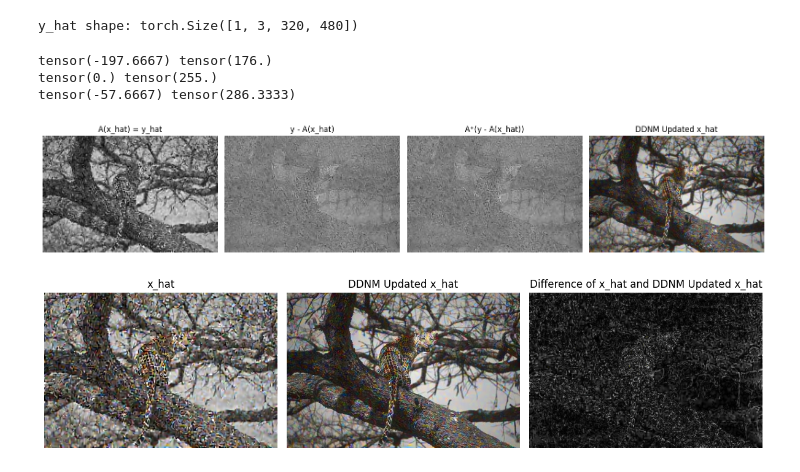
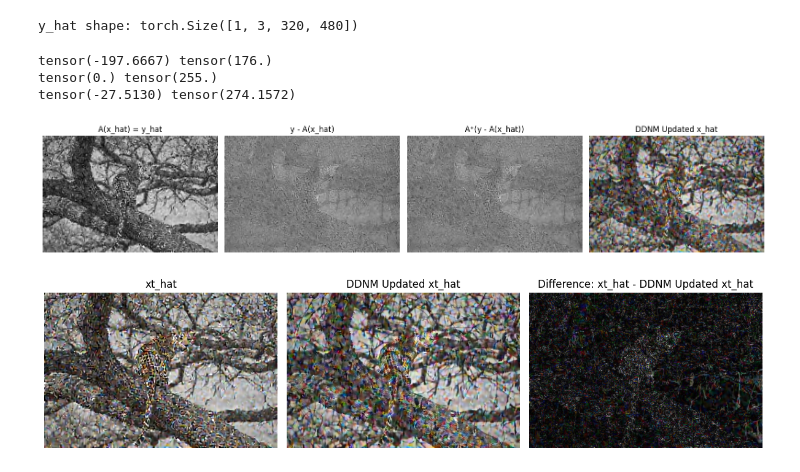
Before and after one commit to Tharindu-Nirmal/RFSolver_Chanlab, a Jupyter notebook: FLUX_Image_Edit/src/sandbox.ipynb, the cells around one changed output. Cells and saved outputs as stored; diff of their text form; code cells hidden in the pictures.

Commit message:
[edit] cleanup DDNM sandbox

```diff
--- a/FLUX_Image_Edit/src/sandbox.ipynb
+++ b/FLUX_Image_Edit/src/sandbox.ipynb
@@ -232,14 +232,19 @@ A = set_operator(y.shape, IR_mode)
 Ap = set_pinv_operator(y.shape, IR_mode)
 lambda_t = 1
 
+# x0t = xt_hat
 x0t = (xt_hat - (1-t)*z)/ (t + 1e-10)
+
 y0_hat = A(xt_hat)           # forward
 yres   = y - y0_hat         # residual in measurement space
 xres   = Ap(yres)           # backprojected residual
 # print(type(xres), xres.shape) # Tensor, torch.Size([1, 3, 256, 256])
 print(xres.min(), xres.max())   # -214.3333 , 199.6667
 print(xt_hat.min(), xt_hat.max()) #  0.0 , 255.0
-DDNM_xthat    = xt_hat + lambda_t*xres
+DDNM_x0t    = xt_hat + lambda_t*xres
+
+# DDNM_xthat = DDNM_x0t
+DDNM_xthat = (t)*z + (1-t)*DDNM_x0t
 
 print(DDNM_xthat.min(), DDNM_xthat.max()) #-58.6667, 303.3333
 DDNM_xthat = torch.clamp(DDNM_xthat, 0, 255)
@@ -258,26 +263,26 @@ plt.show()
 # %% [output]
 tensor(-197.6667) tensor(176.)
 tensor(0.) tensor(255.)
-tensor(-57.6667) tensor(286.3333)
+tensor(-27.5130) tensor(274.1572)
-[figure, old version]
+[figure, new version]
 # %%
 im1 = to_img(xt_hat)
 im2 = to_img(DDNM_xthat)
 
 # Compute absolute difference, normalize to [0,1] for visualization
 diff = np.abs(im1 - im2)
 diff = diff / (diff.max() + 1e-8)
 
 imgs = [im1, im2, diff]
-titles = ["x_hat", "DDNM Updated x_hat", "Difference of x_hat and DDNM Updated x_hat"]
+titles = ["xt_hat", "DDNM Updated xt_hat", "Difference: xt_hat - DDNM Updated xt_hat"]
 
 fig, axes = plt.subplots(1, 3, figsize=(12,4))
 for ax, im, title in zip(axes, imgs, titles):
     ax.imshow(im)
     ax.set_title(title)
     ax.axis("off")
 
 plt.tight_layout()
 plt.show()
 # %% [output]
-[figure, old version]
+[figure, new version]
```
Also changed, not shown: parts of 1 cell of this notebook.
